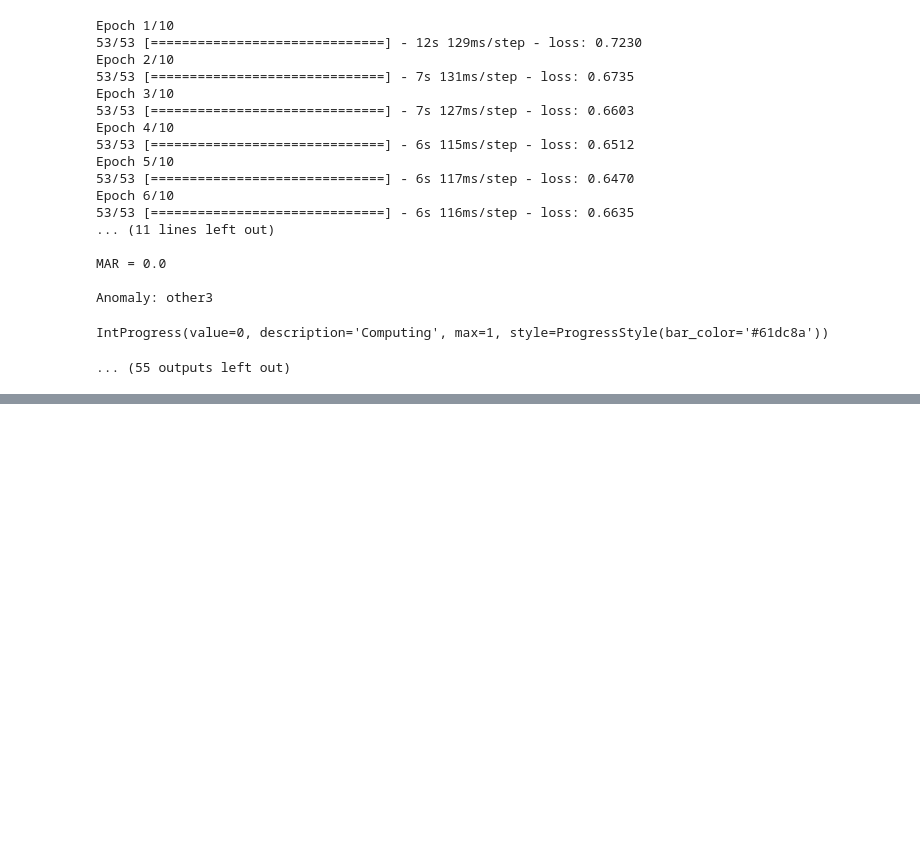
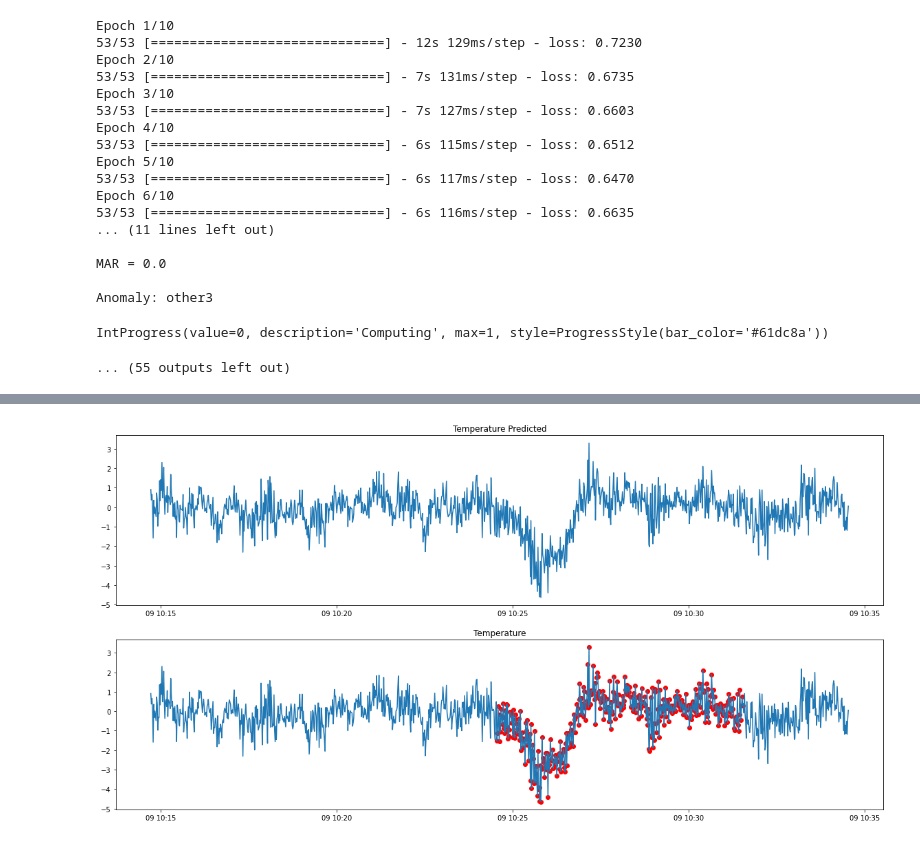
Before and after one commit to dabdya/anomaly_detection, a Jupyter notebook: LSTM-AE.ipynb, the cells around one changed output, grey strips where cells are left out. Saved outputs shown, nothing was run; the diff lists cells and outputs as text; code cells hidden in the pictures; blank space fills up the shorter version.

Commit message:
predict LSTV-AE: approach one

```diff
--- a/LSTM-AE.ipynb
+++ b/LSTM-AE.ipynb
@@ -321,0 +367,7 @@ MAR |0.03 | 0.09 | 0.79 | 0.0 | 0.0 | 0.0 | 0.42 | 0.38 | 0.0 | 0.0 | 0.37 | 0.0
+# %%
+anomaly_free = preprocess_data(anomaly_free).dropna()
+anomaly_df = preprocess_data(anomaly_df).dropna()
+# %%
+from tensorflow import keras
+
+optimizer = keras.optimizers.Adam(learning_rate=0.00001)
@@ -321,0 +413,2 @@ MAR |0.03 | 0.09 | 0.79 | 0.0 | 0.0 | 0.0 | 0.42 | 0.38 | 0.0 | 0.0 | 0.37 | 0.0
+# %%
+predictor = LSTM_AE_Predictor().fit(anomaly_free)
@@ -321,0 +426,22 @@ MAR |0.03 | 0.09 | 0.79 | 0.0 | 0.0 | 0.0 | 0.42 | 0.38 | 0.0 | 0.0 | 0.37 | 0.0
+# %%
+prediction = predictor.make_prediction(anomaly_df)
+# %%
+y_test = anomalies
+fig, axs = plt.subplots(2, 1, figsize=(20,10))
+temperatures = anomaly_df.Temperature
+axs[0].plot(temperatures)
+axs[1].plot(temperatures)
+
+y = pd.Series(prediction)
+anomalies_indecies = y.index[y == 1]
+axs[0].scatter(anomalies_indecies, temperatures[anomalies_indecies], color='r')
+axs[0].set_title("Temperature Predicted")
+
+y = pd.Series(y_test)
+anomalies_indecies = pd.Series(y.values).index[y == 1]
+axs[1].scatter(anomaly_df.index[anomalies_indecies], temperatures[anomalies_indecies], color='r')
+axs[1].set_title("Temperature")
+
+plt.show()
+# %% [output]
+[figure, added]
```
Also changed, not shown: parts of 8 cells of this notebook.
